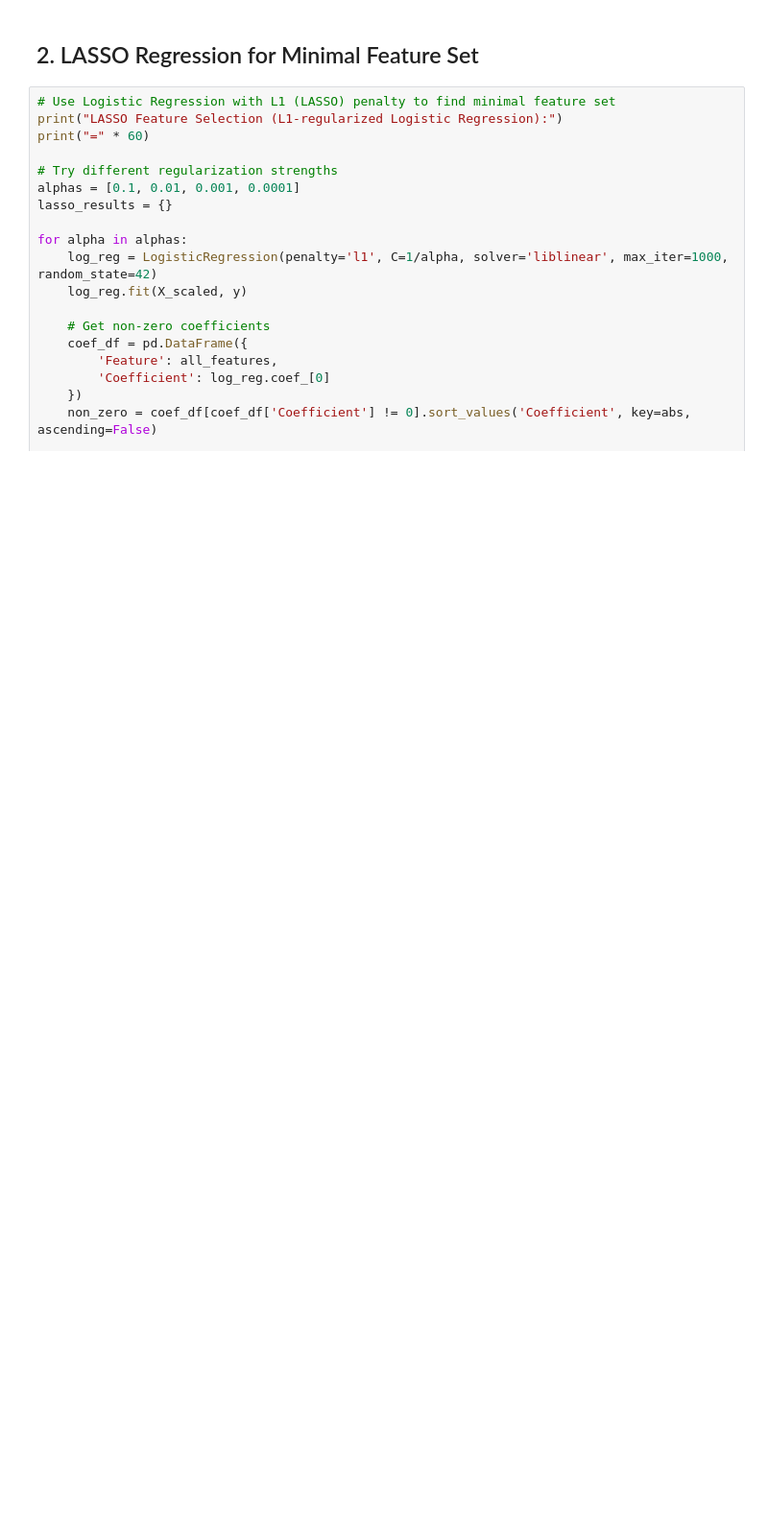
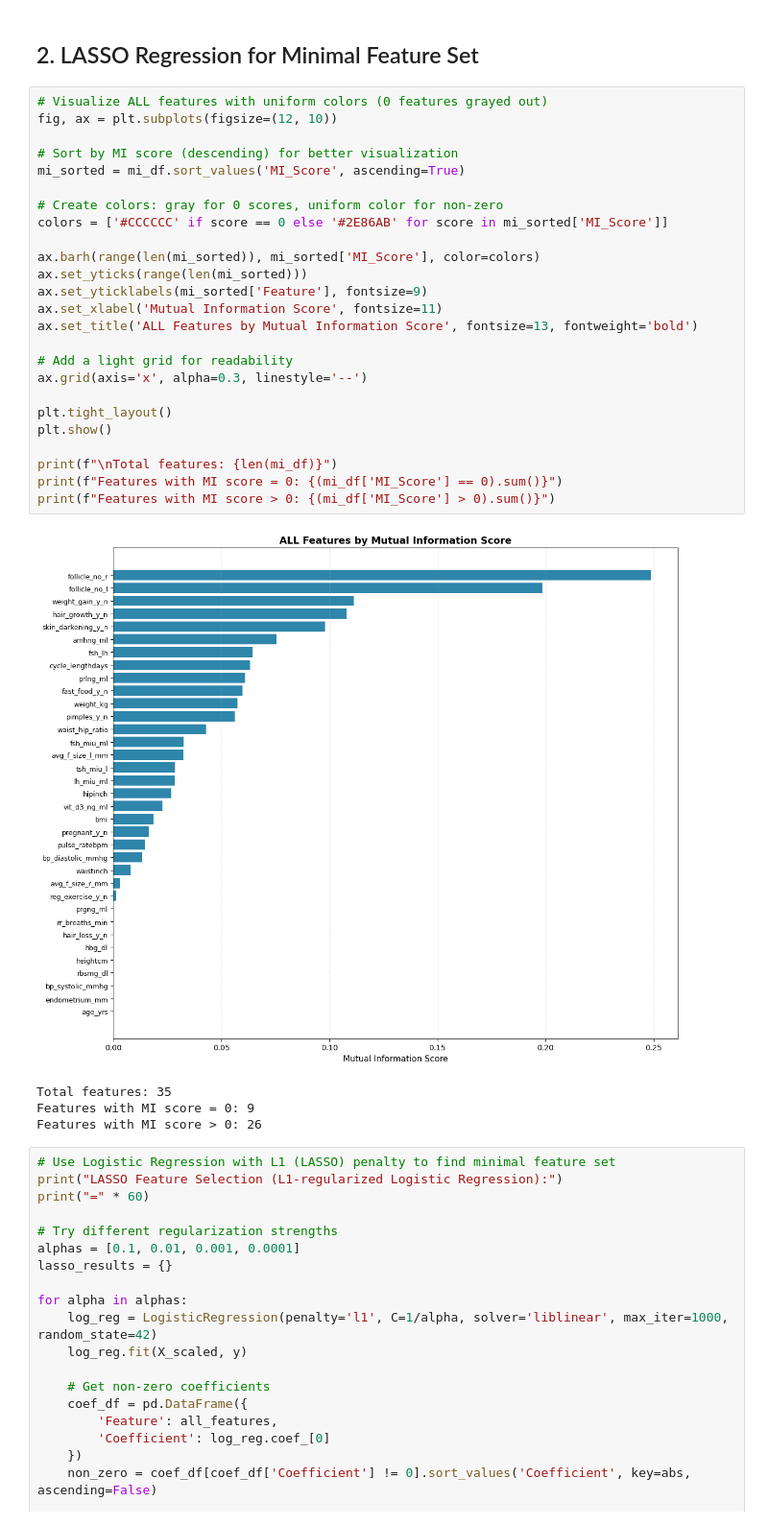
Before and after one commit to sarthakmonga11/pcos-diagnostic-dashboard, a Jupyter notebook: notebooks/04-eda-classifier.ipynb, the cells around one changed output. Shown at 96% size. Drawn from its saved outputs; the diff is of its cells as text; blank space fills up the shorter version.

```diff
--- a/notebooks/04-eda-classifier.ipynb
+++ b/notebooks/04-eda-classifier.ipynb
@@ -108,6 +108,36 @@ skin_darkening_y_n  0.097993
 [figure]
 # %% [markdown]
 ## 2. LASSO Regression for Minimal Feature Set
+# %%
+# Visualize ALL features with uniform colors (0 features grayed out)
+fig, ax = plt.subplots(figsize=(12, 10))
+
+# Sort by MI score (descending) for better visualization
+mi_sorted = mi_df.sort_values('MI_Score', ascending=True)
+
+# Create colors: gray for 0 scores, uniform color for non-zero
+colors = ['#CCCCCC' if score == 0 else '#2E86AB' for score in mi_sorted['MI_Score']]
+
+ax.barh(range(len(mi_sorted)), mi_sorted['MI_Score'], color=colors)
+ax.set_yticks(range(len(mi_sorted)))
+ax.set_yticklabels(mi_sorted['Feature'], fontsize=9)
+ax.set_xlabel('Mutual Information Score', fontsize=11)
+ax.set_title('ALL Features by Mutual Information Score', fontsize=13, fontweight='bold')
+
+# Add a light grid for readability
+ax.grid(axis='x', alpha=0.3, linestyle='--')
+
+plt.tight_layout()
+plt.show()
+
+print(f"\nTotal features: {len(mi_df)}")
+print(f"Features with MI score = 0: {(mi_df['MI_Score'] == 0).sum()}")
+print(f"Features with MI score > 0: {(mi_df['MI_Score'] > 0).sum()}")
+# %% [output]
+[figure, added]
+Total features: 35
+Features with MI score = 0: 9
+Features with MI score > 0: 26
 # %%
 # Use Logistic Regression with L1 (LASSO) penalty to find minimal feature set
 print("LASSO Feature Selection (L1-regularized Logistic Regression):")
```
Also changed, not shown: 12 other files.
